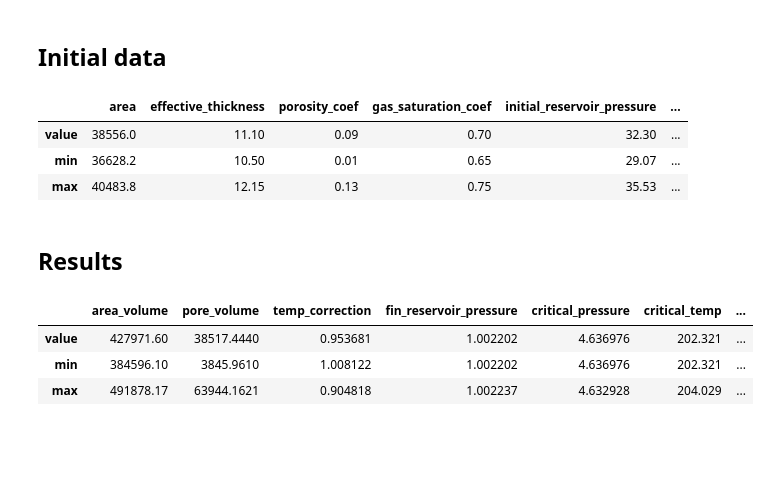
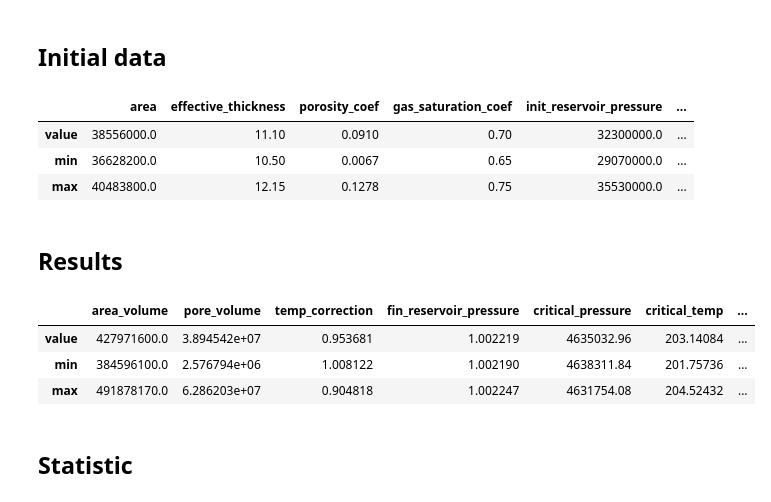
Before and after one commit to PochkaChaiki/gasReserves, a Jupyter notebook: GasReservesCalculations.ipynb, the cells around one changed output. Saved outputs shown, nothing was run; the diff lists cells and outputs as text; code cells hidden in the pictures; blank space fills up the shorter version.

Commit message:
Fixed some results calculations. Added distributions. Plotted histograms on distributions. Added calculations for tornado diagram

```diff
--- a/GasReservesCalculations.ipynb
+++ b/GasReservesCalculations.ipynb
@@ -11,5 +13,6 @@ Constants
 # %%
 zero_c_to_k = 273
 norm_temp_c = 20
+pres_std_cond = 0.101325 * 1e6
 # %% [markdown]
 ## Initial data
@@ -27,45 +21,45 @@ class StatData:
 # %%
-df_init_data = pd.DataFrame(columns=['area', 'effective_thickness', 'porosity_coef', 'gas_saturation_coef', 'initial_reservoir_pressure',
+df_init_data = pd.DataFrame(columns=['area', 'effective_thickness', 'porosity_coef', 'gas_saturation_coef', 'init_reservoir_pressure',
                                      'relative_density', 'reservoir_temp', 'permeability'],
                             index=['value', 'min', 'max'])
 
-df_init_data['area']                       = {"value": 38_556, "min":36_628.20, "max":40_483.80}
+df_init_data['area']                       = {"value":38_556 * 1e3, "min":36_628.20 * 1e3 , "max":40_483.80 * 1e3}
 df_init_data['effective_thickness']        = {"value":11.10,   "min":10.50,     "max":12.15}
-df_init_data['porosity_coef']              = {"value":0.09,    "min":0.01,      "max":0.13}
+df_init_data['porosity_coef']              = {"value":0.091,    "min":0.0067,      "max":0.1278}
 df_init_data['gas_saturation_coef']        = {"value":0.7,     "min":0.65,      "max":0.75}
-df_init_data['initial_reservoir_pressure'] = {"value":32.30,   "min":29.07,     "max":35.53}
-df_init_data['relative_density']           = {"value":0.63,    "min":0.63,      "max":0.64}
+df_init_data['init_reservoir_pressure']    = {"value":32.30 * 1e6,   "min":29.07 * 1e6,     "max":35.53 * 1e6}
+df_init_data['relative_density']           = {"value":0.6348,    "min":0.6267,      "max":0.6429}
 df_init_data['reservoir_temp']             = {"value":320.49,  "min":288.44,    "max":352.54}
-df_init_data['permeability']               = {"value":0.75,    "min":0,         "max":19.14}
+df_init_data['permeability']               = {"value":0.75,    "min":0.002,         "max":19.14}
 # %%
 df_init_data
 # %% [output]
-|  | area | effective_thickness | porosity_coef | gas_saturation_coef | initial_reservoir_pressure | ... |
-| value | 38556.0 | 11.10 | 0.09 | 0.70 | 32.30 | ... |
-| min | 36628.2 | 10.50 | 0.01 | 0.65 | 29.07 | ... |
-| max | 40483.8 | 12.15 | 0.13 | 0.75 | 35.53 | ... |
+|  | area | effective_thickness | porosity_coef | gas_saturation_coef | init_reservoir_pressure | ... |
+| value | 38556000.0 | 11.10 | 0.0910 | 0.70 | 32300000.0 | ... |
+| min | 36628200.0 | 10.50 | 0.0067 | 0.65 | 29070000.0 | ... |
+| max | 40483800.0 | 12.15 | 0.1278 | 0.75 | 35530000.0 | ... |
 # %% [markdown]
 ## Results
 # %%
 df_result_data = pd.DataFrame(columns=['area_volume', 'pore_volume', 'temp_correction', 'fin_reservoir_pressure',
                                        'critical_pressure', 'critical_temp', 'init_overcompress_coef',
-                                       'fin_overcompress_coef', 'geo_gas_reserves', 'dry_gas_init_reserves',
-                                       'relative_density'],
+                                       'fin_overcompress_coef', 'geo_gas_reserves', 'dry_gas_init_reserves'],
                               index=['value', 'min', 'max'])
 
 df_result_data['area_volume']            = df_init_data['area'] * df_init_data['effective_thickness']
 df_result_data['pore_volume']            = df_result_data['area_volume'] * df_init_data['porosity_coef']
 df_result_data['temp_correction']        = (zero_c_to_k * 2 + norm_temp_c) / (zero_c_to_k + df_init_data['reservoir_temp'] )
 df_result_data['fin_reservoir_pressure'] = np.exp(1293 * 1e-9 * 2700 * df_init_data['relative_density']) # What are this magical numbers?
-df_result_data['critical_pressure']      = 4.892 - 0.4048 * df_init_data['relative_density'] # Same question
+df_result_data['critical_pressure']      = (4.892 - 0.4048 * df_init_data['relative_density']) * 1e6 # Same question
 df_result_data['critical_temp']          = 94.717 + 170.8 * df_init_data['relative_density'] # Same question
-df_result_data['init_overcompress_coef'] = (0.4 * np.log10(df_init_data['reservoir_temp'] / df_result_data['critical_temp']) + 0.73)**(df_init_data['initial_reservoir_pressure'] / df_result_data['critical_pressure']) + 0.1 * df_init_data['initial_reservoir_pressure'] / df_result_data['critical_pressure'] # Same question
+df_result_data['init_overcompress_coef'] = (0.4 * np.log10(df_init_data['reservoir_temp'] / df_result_data['critical_temp']) + 0.73)**(df_init_data['init_reservoir_pressure'] / df_result_data['critical_pressure']) + 0.1 * df_init_data['init_reservoir_pressure'] / df_result_data['critical_pressure'] # Same question
 df_result_data['fin_overcompress_coef']  = (0.4 * np.log10(df_init_data['reservoir_temp'] / df_result_data['critical_temp']) + 0.73)**(df_result_data['fin_reservoir_pressure'] / df_result_data['critical_pressure']) + 0.1 * df_result_data['fin_reservoir_pressure'] / df_result_data['critical_pressure'] # Same question
-df_result_data['geo_gas_reserves']       = df_init_data['gas_saturation_coef'] * df_init_data['initial_reservoir_pressure'] * df_result_data['pore_volume'] * df_result_data['temp_correction'] * df_result_data['init_overcompress_coef']
+df_result_data['geo_gas_reserves']       = df_init_data['area'] * df_init_data['effective_thickness'] * df_init_data['porosity_coef'] * df_init_data['gas_saturation_coef'] * df_init_data['init_reservoir_pressure'] / df_result_data['init_overcompress_coef'] / pres_std_cond * df_result_data['temp_correction']
+
 df_result_data['dry_gas_init_reserves']  = df_result_data['geo_gas_reserves'] * (100 - 0.012 - 0.003 - 0.012) / 100 # You're kidding me! Same question
 df_result_data
 # %% [output]
 |  | area_volume | pore_volume | temp_correction | fin_reservoir_pressure | critical_pressure | critical_temp | ... |
-| value | 427971.60 | 38517.4440 | 0.953681 | 1.002202 | 4.636976 | 202.321 | ... |
-| min | 384596.10 | 3845.9610 | 1.008122 | 1.002202 | 4.636976 | 202.321 | ... |
-| max | 491878.17 | 63944.1621 | 0.904818 | 1.002237 | 4.632928 | 204.029 | ... |
+| value | 427971600.0 | 3.894542e+07 | 0.953681 | 1.002219 | 4635032.96 | 203.14084 | ... |
+| min | 384596100.0 | 2.576794e+06 | 1.008122 | 1.002190 | 4638311.84 | 201.75736 | ... |
+| max | 491878170.0 | 6.286203e+07 | 0.904818 | 1.002247 | 4631754.08 | 204.52432 | ... |
@@ -71,0 +73,2 @@ df_result_data
+# %% [markdown]
+## Statistic
```
Also changed, not shown: parts of 16 cells of this notebook.
